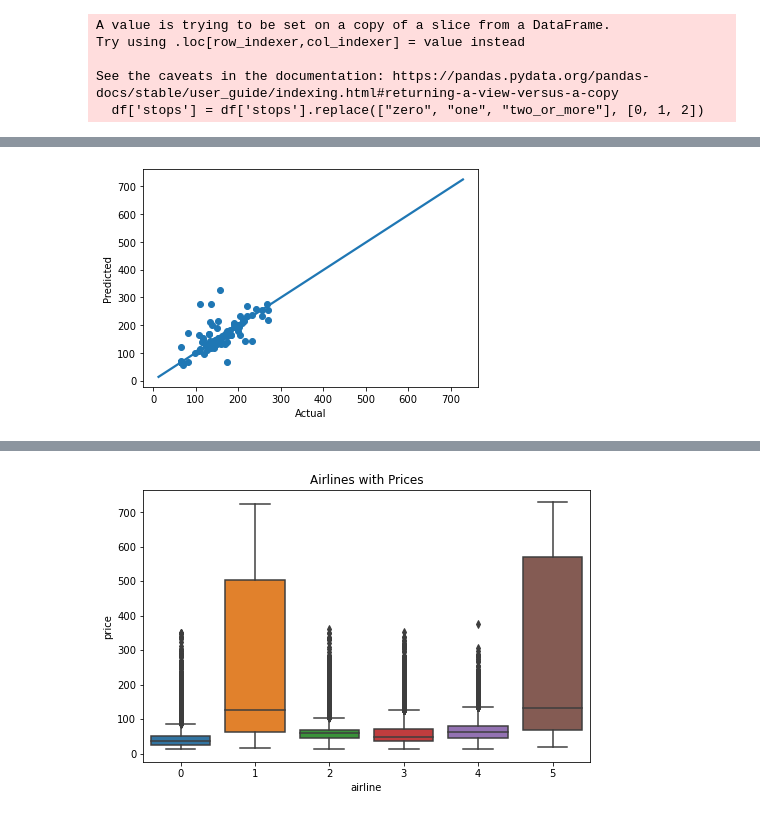
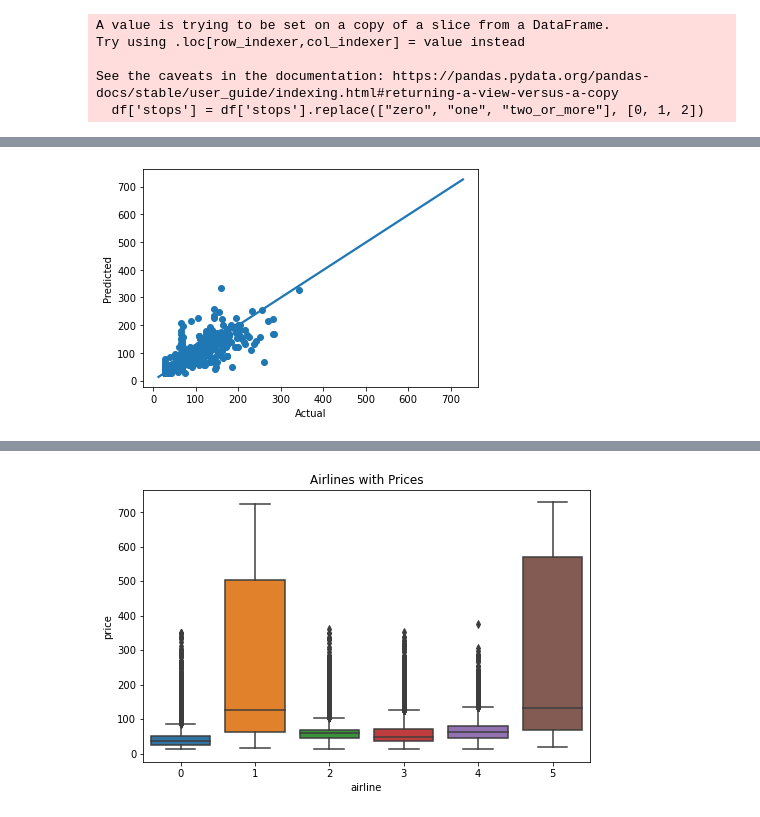
Before and after one commit to valliramaswamy/group3, a Jupyter notebook: DecisionTreesFinal.ipynb, the cells around one changed output, grey strips where cells are left out. Drawn from its saved outputs; the diff is of its cells as text; code cells hidden in the pictures.

```diff
--- a/DecisionTreesFinal.ipynb
+++ b/DecisionTreesFinal.ipynb
@@ -258,15 +258,15 @@ Root Mean Squared Error: 26.215208570342465
 Fold #5, Training Size: 231378, Validation Size: 57844
 # %%
-plt.scatter(y_test[:100], y_pred[:100])
+plt.scatter(y_test[:1000], y_pred[:1000])
 #plt.plot(y_pred, y_test, color = 'green')
 plt.xlabel('Actual')
 plt.ylabel('Predicted')
 
 sb.regplot(x= y_test, y= y_pred, scatter = False)
 
 plt.show()
 # %% [output]
-[figure, old version]
+[figure, new version]
 # %%
 
 df_compare = pd.DataFrame({'Actual': y_test, 'Predicted': y_pred})
```
Also changed, not shown: parts of 6 cells of this notebook.
